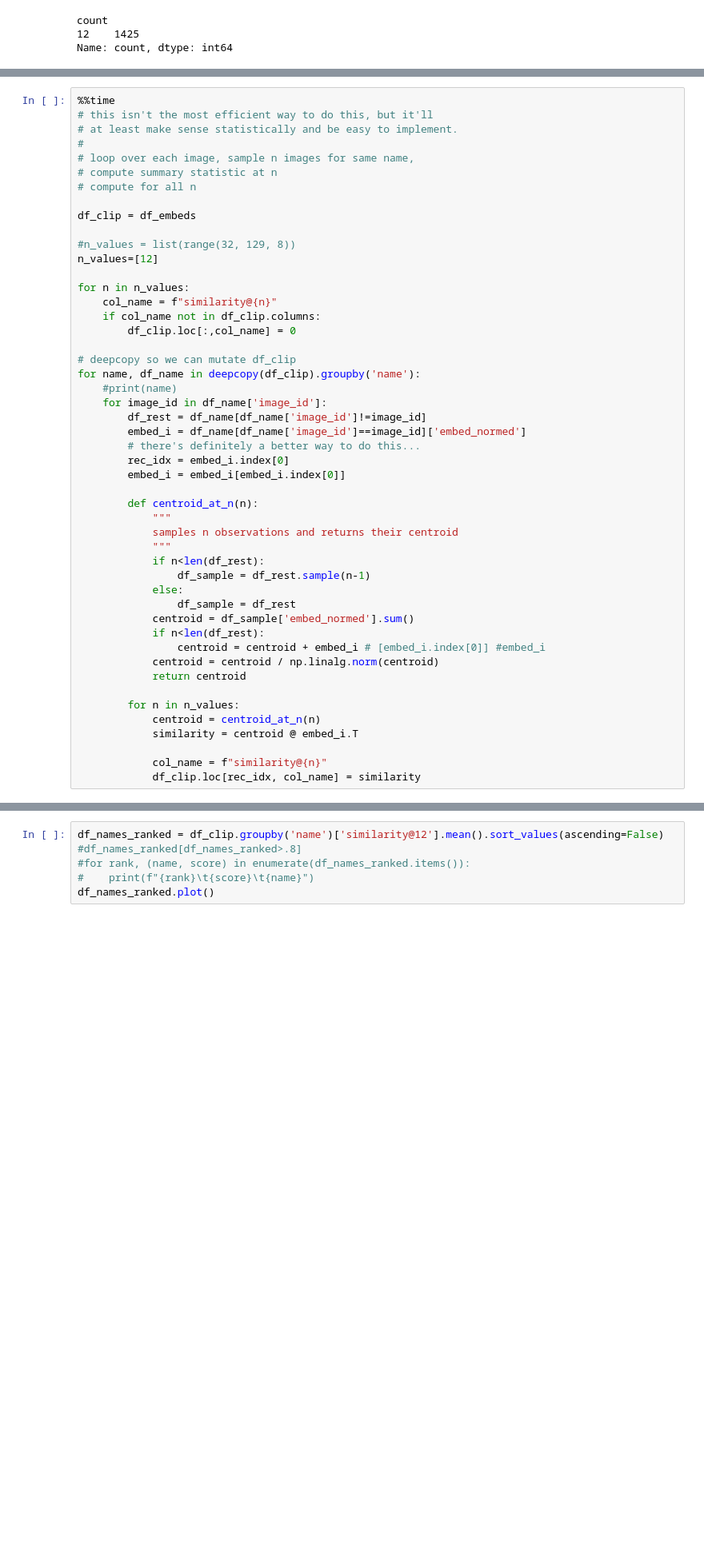
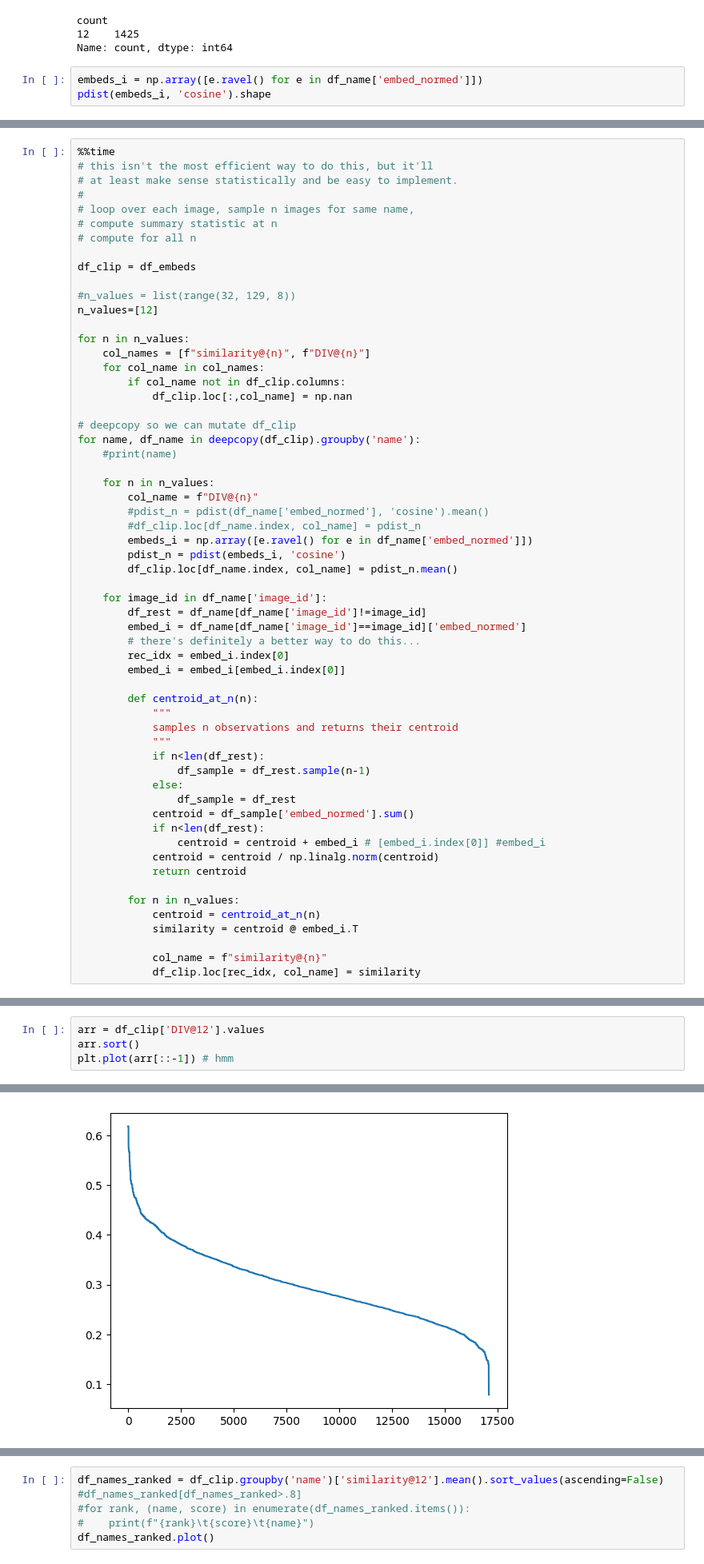
Before and after one commit to dmarx/whats-in-a-name, a Jupyter notebook: gpt-diversity-sample.ipynb, the cells around one changed output, grey strips where cells are left out. Shown at 80% size. Cells and saved outputs as stored; diff of their text form; blank space fills up the shorter version.

Commit message:
DIV vs centroid similarity

```diff
--- a/gpt-diversity-sample.ipynb
+++ b/gpt-diversity-sample.ipynb
@@ -243,3 +266,6 @@ df_embeds['name'].value_counts().value_counts()
 count
 12    1425
 Name: count, dtype: int64
+# %%
+embeds_i = np.array([e.ravel() for e in df_name['embed_normed']])
+pdist(embeds_i, 'cosine').shape
@@ -258,13 +286,23 @@ df_clip = df_embeds
 n_values=[12]
 
 for n in n_values:
-    col_name = f"similarity@{n}"
-    if col_name not in df_clip.columns:
-        df_clip.loc[:,col_name] = 0
+    col_names = [f"similarity@{n}", f"DIV@{n}"]
+    for col_name in col_names:
+        if col_name not in df_clip.columns:
+            df_clip.loc[:,col_name] = np.nan
 
 # deepcopy so we can mutate df_clip
 for name, df_name in deepcopy(df_clip).groupby('name'):
     #print(name)
+
+    for n in n_values:
+        col_name = f"DIV@{n}"
+        #pdist_n = pdist(df_name['embed_normed'], 'cosine').mean()
+        #df_clip.loc[df_name.index, col_name] = pdist_n
+        embeds_i = np.array([e.ravel() for e in df_name['embed_normed']])
+        pdist_n = pdist(embeds_i, 'cosine')
+        df_clip.loc[df_name.index, col_name] = pdist_n.mean()
+
     for image_id in df_name['image_id']:
         df_rest = df_name[df_name['image_id']!=image_id]
         embed_i = df_name[df_name['image_id']==image_id]['embed_normed']
@@ -302,3 +340,8 @@ plt.plot(arr[::-1])
 # %% [output]
 [<matplotlib.lines.Line2D at 0x...>]
 [figure]
+# %%
+arr = df_clip['DIV@12'].values
+arr.sort()
+plt.plot(arr[::-1]) # hmm
+# %% [output]
@@ -304,0 +349 @@ plt.plot(arr[::-1])
+[figure, added]
```
Also changed, not shown: parts of 14 cells of this notebook.
